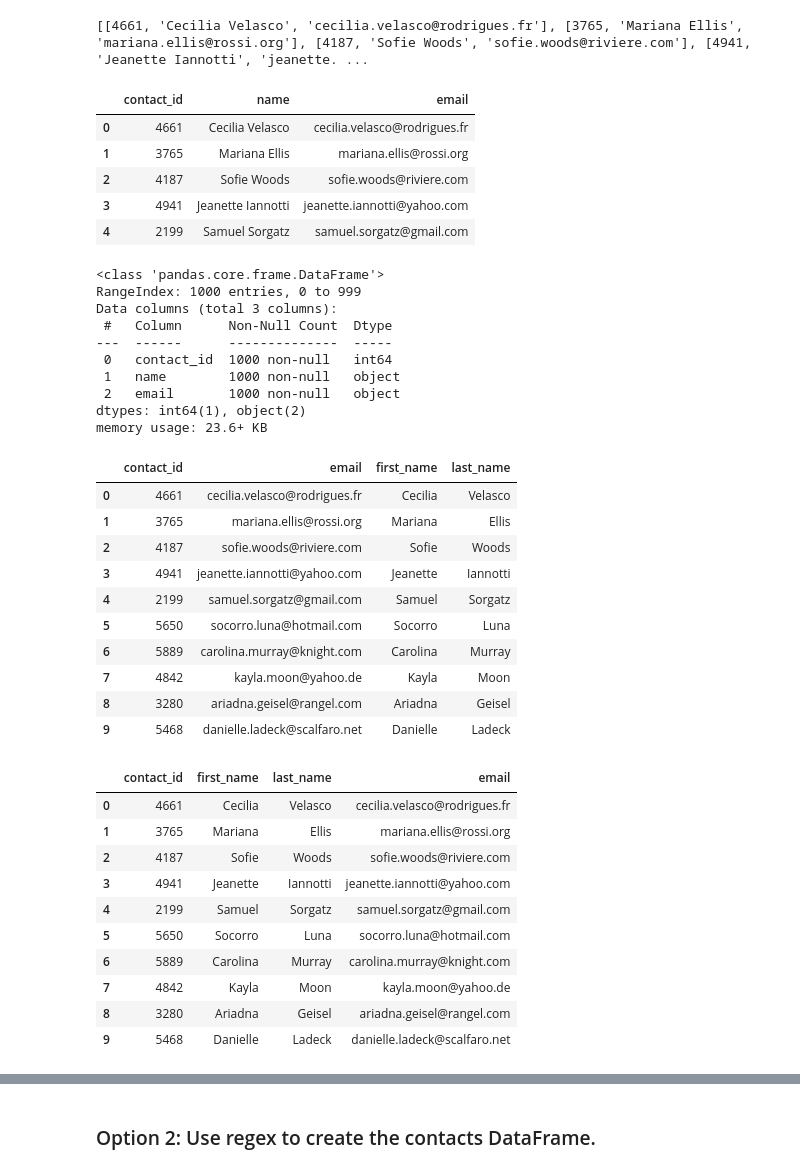
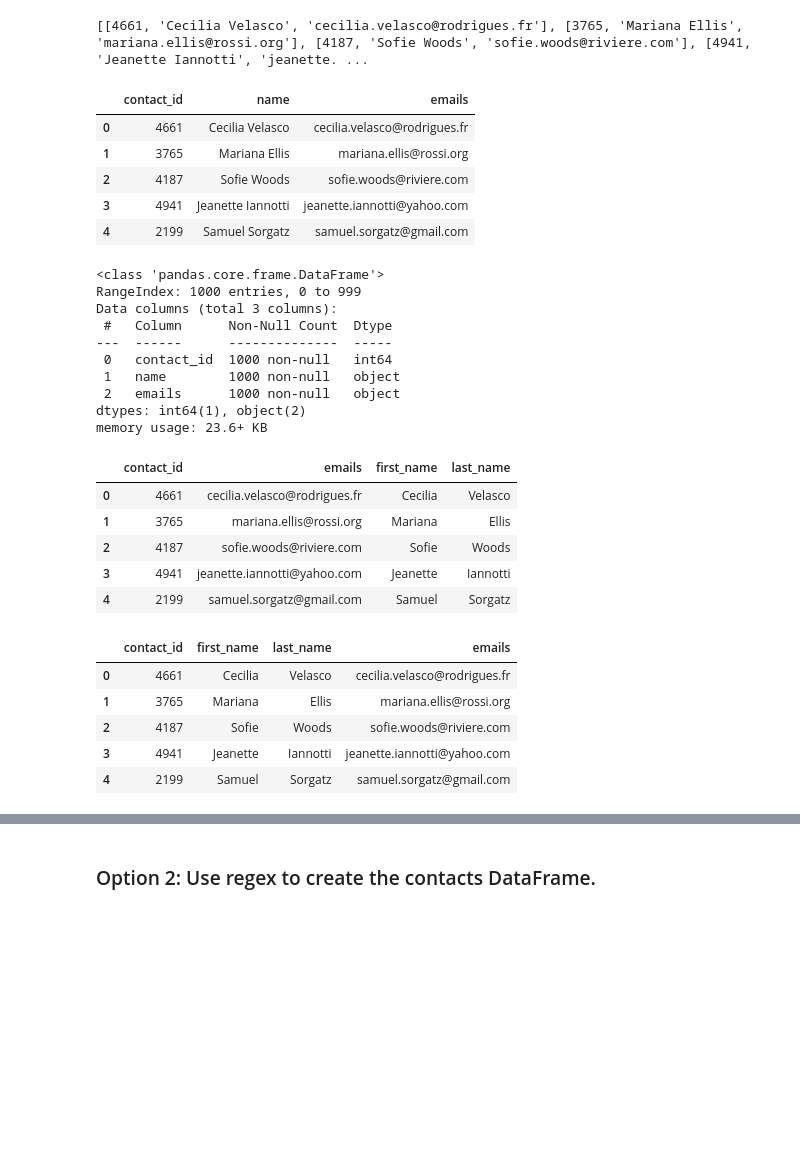
Before and after one commit to Psamaniego001/Crowdfunding_ETL, a Jupyter notebook: Starter_Files/ETL_Mini_Project_Combined.ipynb, the cells around one changed output, grey strips where cells are left out. Saved outputs shown, nothing was run; the diff lists cells and outputs as text; code cells hidden in the pictures; blank space fills up the shorter version.

```diff
--- a/Starter_Files/ETL_Mini_Project_Combined.ipynb
+++ b/Starter_Files/ETL_Mini_Project_Combined.ipynb
@@ -344,7 +344,7 @@ campaign_cleaned.to_csv("Resources/campaign.csv", index=False)
 ### Extract the contacts.xlsx Data.
 # %%
 # Read the data into a Pandas DataFrame. Use the `header=2` parameter when reading in the data.
-contact_info_df = pd.read_excel('Resources/contacts.xlsx', header=2)
+contact_info_df = pd.read_excel('Resources/contacts.xlsx', header=3)
 contact_info_df.head()
 # %% [output]
 |  | contact_info |
@@ -370,6 +370,17 @@ Then export the DataFrame as a `contacts.csv` CSV file.
 import json
 dict_values = []
 
+for key, value in contact_info_df.iterrows():
+    x = []
+    row = value['contact_info']
+    json_row = json.loads(row)
+    contact_id = json_row['contact_id']
+    x.append(contact_id)
+    name = json_row['name']
+    x.append(name)
+    email = json_row['email']
+    x.append(email)
+    dict_values.append(x)
 
 # Print out the list of values for each row.
 print(dict_values)
@@ -378,8 +389,10 @@ print(dict_values)
 # %%
 # Create a contact_info DataFrame and add each list of values, i.e., each row
 # to the 'contact_id', 'name', 'email' columns.
+df_contacts = pd.DataFrame(dict_values, columns=['contact_id', 'name', 'emails'])
+df_contacts.head()
 # %% [output]
-|  | contact_id | name | email |
+|  | contact_id | name | emails |
 | 0 | 4661 | Cecilia Velasco | cecilia.velasco@rodrigues.fr |
 | 1 | 3765 | Mariana Ellis | mariana.ellis@rossi.org |
 | 2 | 4187 | Sofie Woods | sofie.woods@riviere.com |
@@ -387,6 +400,7 @@ print(dict_values)
 | 4 | 2199 | Samuel Sorgatz | samuel.sorgatz@gmail.com |
 # %%
 # Check the datatypes.
+df_contacts.info()
 # %% [output]
 <class 'pandas.core.frame.DataFrame'>
 RangeIndex: 1000 entries, 0 to 999
@@ -395,39 +409,34 @@ Data columns (total 3 columns):
 ---  ------      --------------  -----
  0   contact_id  1000 non-null   int64
  1   name        1000 non-null   object
- 2   email       1000 non-null   object
+ 2   emails      1000 non-null   object
 dtypes: int64(1), object(2)
 memory usage: 23.6+ KB
 # %%
 # Create a "first"name" and "last_name" column with the first and last names from the "name" column.
 
+df_contacts[['first_name', 'last_name']] = df_contacts['name'].str.split(' ', expand=True)
 
 # Drop the contact_name column
+df_contacts = df_contacts.drop(['name'], axis=1)
+df_contacts.head()
 # %% [output]
-|  | contact_id | email | first_name | last_name |
+|  | contact_id | emails | first_name | last_name |
 | 0 | 4661 | cecilia.velasco@rodrigues.fr | Cecilia | Velasco |
 | 1 | 3765 | mariana.ellis@rossi.org | Mariana | Ellis |
 | 2 | 4187 | sofie.woods@riviere.com | Sofie | Woods |
 | 3 | 4941 | jeanette.iannotti@yahoo.com | Jeanette | Iannotti |
 | 4 | 2199 | samuel.sorgatz@gmail.com | Samuel | Sorgatz |
-| 5 | 5650 | socorro.luna@hotmail.com | Socorro | Luna |
-| 6 | 5889 | carolina.murray@knight.com | Carolina | Murray |
-| 7 | 4842 | kayla.moon@yahoo.de | Kayla | Moon |
-| 8 | 3280 | ariadna.geisel@rangel.com | Ariadna | Geisel |
-| 9 | 5468 | danielle.ladeck@scalfaro.net | Danielle | Ladeck |
 # %%
 # Reorder the columns
+df_contacts_clean = df_contacts[['contact_id', 'first_name', 'last_name', 'emails']]
+df_contacts_clean.head()
 # %% [output]
-|  | contact_id | first_name | last_name | email |
+|  | contact_id | first_name | last_name | emails |
 | 0 | 4661 | Cecilia | Velasco | cecilia.velasco@rodrigues.fr |
 | 1 | 3765 | Mariana | Ellis | mariana.ellis@rossi.org |
 | 2 | 4187 | Sofie | Woods | sofie.woods@riviere.com |
 | 3 | 4941 | Jeanette | Iannotti | jeanette.iannotti@yahoo.com |
 | 4 | 2199 | Samuel | Sorgatz | samuel.sorgatz@gmail.com |
-| 5 | 5650 | Socorro | Luna | socorro.luna@hotmail.com |
-| 6 | 5889 | Carolina | Murray | carolina.murray@knight.com |
-| 7 | 4842 | Kayla | Moon | kayla.moon@yahoo.de |
-| 8 | 3280 | Ariadna | Geisel | ariadna.geisel@rangel.com |
-| 9 | 5468 | Danielle | Ladeck | danielle.ladeck@scalfaro.net |
 # %%
 # Check the datatypes one more time before exporting as CSV file.
```
Also changed, not shown: parts of 2 cells of this notebook.
